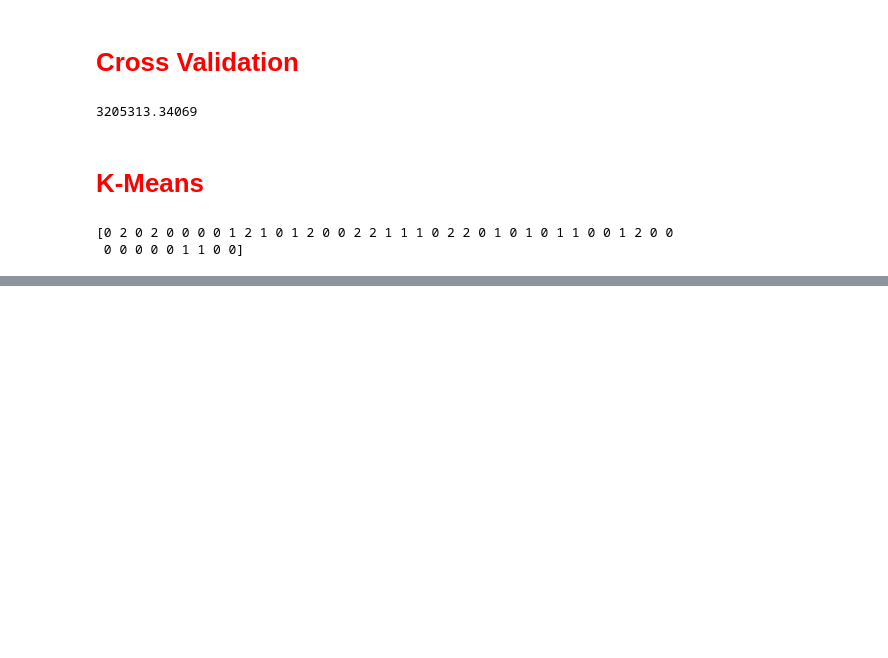
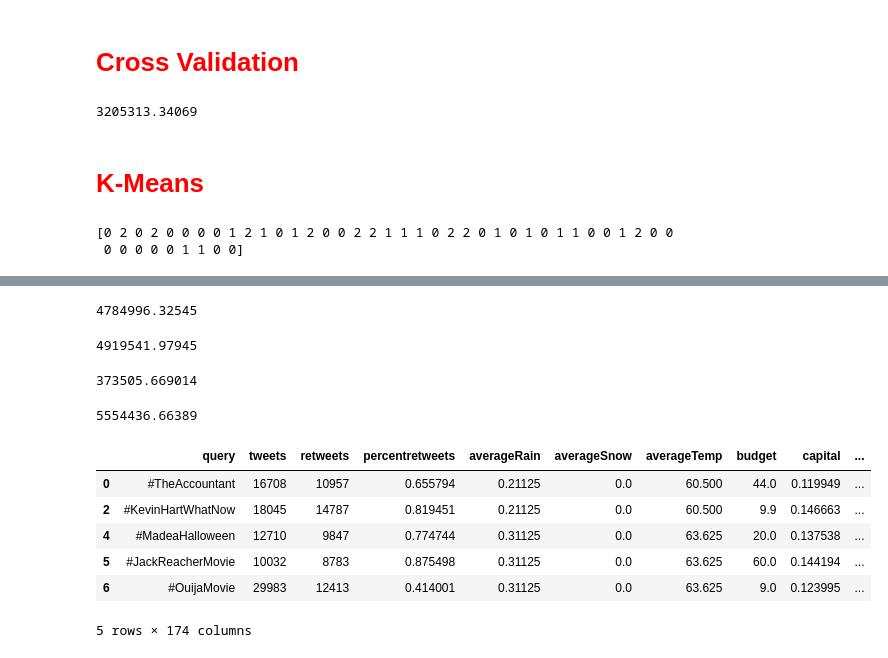
Before and after one commit to steveshim/TweetAcquisition-Thesis, a Jupyter notebook: TwitterExtractor.ipynb, the cells around one changed output, grey strips where cells are left out. Drawn from its saved outputs; the diff is of its cells as text; code cells hidden in the pictures; blank space fills up the shorter version.

Commit message:
feature select on kmeans values

```diff
--- a/TwitterExtractor.ipynb
+++ b/TwitterExtractor.ipynb
@@ -584,0 +566,45 @@ data2 = data[data.kmeans==2]
+# %%
+X0 = preprocessing.scale(data0[f_col])
+X1 = preprocessing.scale(data1[f_col])
+X2 = preprocessing.scale(data2[f_col])
+
+y0 = data0['grossPerDay']
+y1 = data1['grossPerDay']
+y2 = data2['grossPerDay']
+
+X0_new = SelectKBest(f_regression, k=1).fit_transform(X0, y0)
+X1_new = SelectKBest(f_regression, k=1).fit_transform(X1, y1)
+X2_new = SelectKBest(f_regression, k=1).fit_transform(X2, y2)
+
+mse_list = cross_val_score(my_linreg, X0_new, y0, cv=5, scoring='mean_squared_error')
+mse_list_positive = -mse_list
+rmse_list = np.sqrt(mse_list_positive)
+print (rmse_list.mean())
+# %% [output]
+4784996.32545
+# %%
+mse_list = cross_val_score(my_linreg, X1_new, y1, cv=5, scoring='mean_squared_error')
+mse_list_positive = -mse_list
+rmse_list = np.sqrt(mse_list_positive)
+print (rmse_list.mean())
+# %% [output]
+4919541.97945
+# %%
+mse_list = cross_val_score(my_linreg, X2_new, y2, cv=5, scoring='mean_squared_error')
+mse_list_positive = -mse_list
+rmse_list = np.sqrt(mse_list_positive)
+print (rmse_list.mean())
+# %% [output]
+373505.669014
+# %%
+print data0['grossPerDay'].mean()
+data0.head()
+# %% [output]
+5554436.66389
+|  | query | tweets | retweets | percentretweets | averageRain | averageSnow | averageTemp | budget | capital | ... |
+| 0 | #TheAccountant | 16708 | 10957 | 0.655794 | 0.21125 | 0.0 | 60.500 | 44.0 | 0.119949 | ... |
+| 2 | #KevinHartWhatNow | 18045 | 14787 | 0.819451 | 0.21125 | 0.0 | 60.500 | 9.9 | 0.146663 | ... |
+| 4 | #MadeaHalloween | 12710 | 9847 | 0.774744 | 0.31125 | 0.0 | 63.625 | 20.0 | 0.137538 | ... |
+| 5 | #JackReacherMovie | 10032 | 8783 | 0.875498 | 0.31125 | 0.0 | 63.625 | 60.0 | 0.144194 | ... |
+| 6 | #OuijaMovie | 29983 | 12413 | 0.414001 | 0.31125 | 0.0 | 63.625 | 9.0 | 0.123995 | ... |
+5 rows × 174 columns
```
Also changed, not shown: parts of 3 cells of this notebook.
